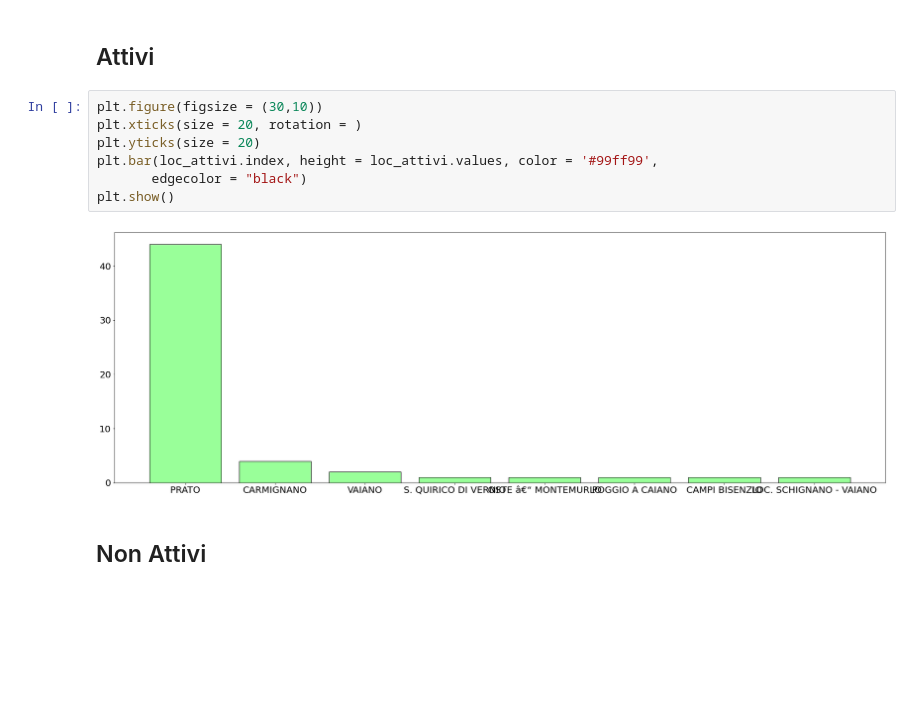
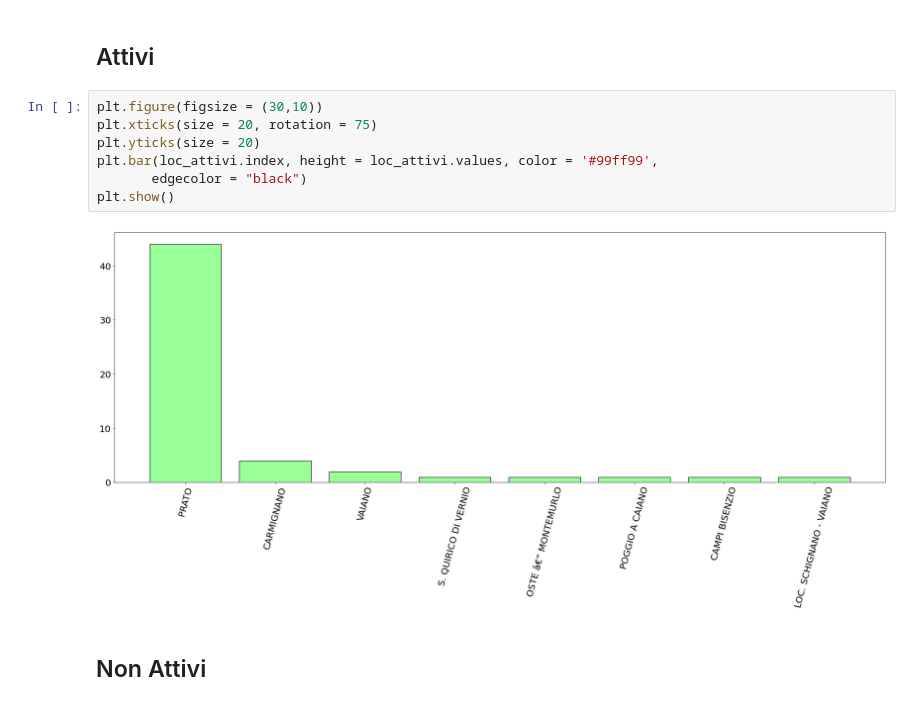
Before and after one commit to davidefabbrico/local-dati-gov, a Jupyter notebook: Wi-Fi Comune di Prato.ipynb, the cells around one changed output. Cells and saved outputs as stored; diff of their text form; blank space fills up the shorter version.

```diff
--- a/Wi-Fi Comune di Prato.ipynb
+++ b/Wi-Fi Comune di Prato.ipynb
@@ -85,13 +69,13 @@ loc_nonattivi = df_nonattivi["LOCALITAIMPIANTO"].value_counts()
 ## Attivi
 # %%
 plt.figure(figsize = (30,10))
-plt.xticks(size = 20, rotation = )
+plt.xticks(size = 20, rotation = 75)
 plt.yticks(size = 20)
 plt.bar(loc_attivi.index, height = loc_attivi.values, color = '#99ff99',
        edgecolor = "black")
 plt.show()
 # %% [output]
-[figure, old version]
+[figure, new version]
 # %% [markdown]
 ## Non Attivi
 # %%
```
Also changed, not shown: parts of 2 cells of this notebook, 1 other file.
